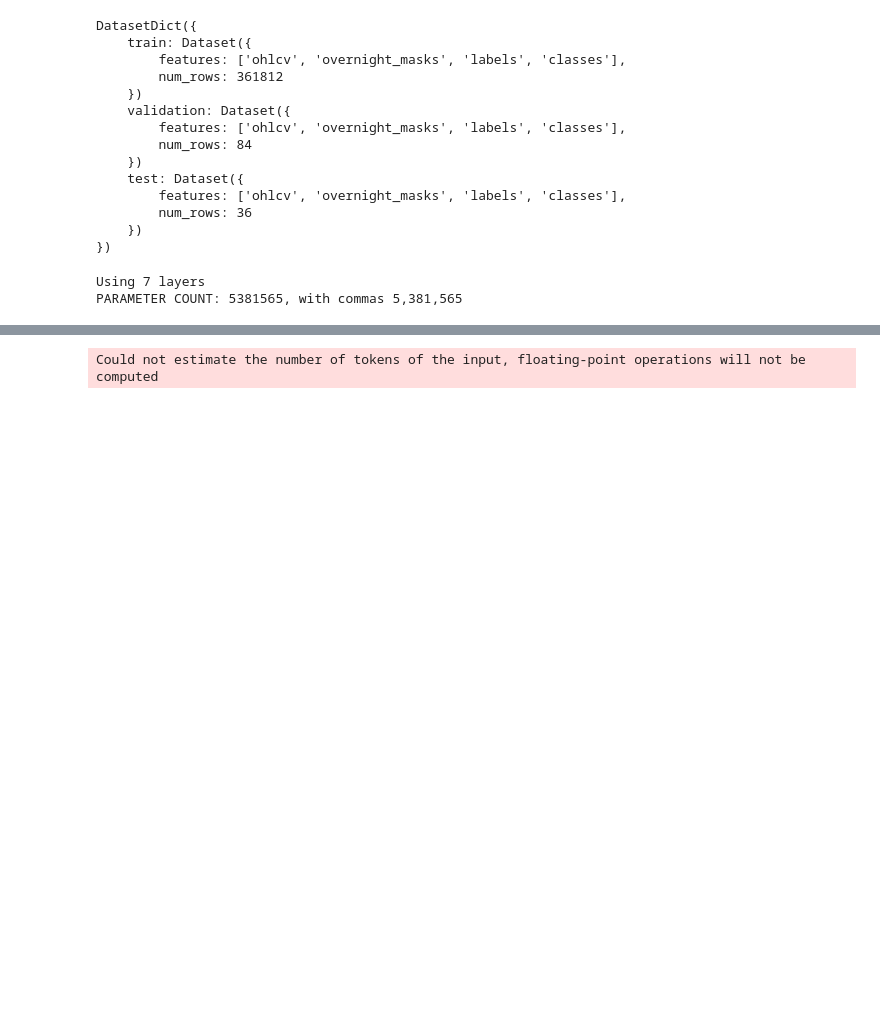
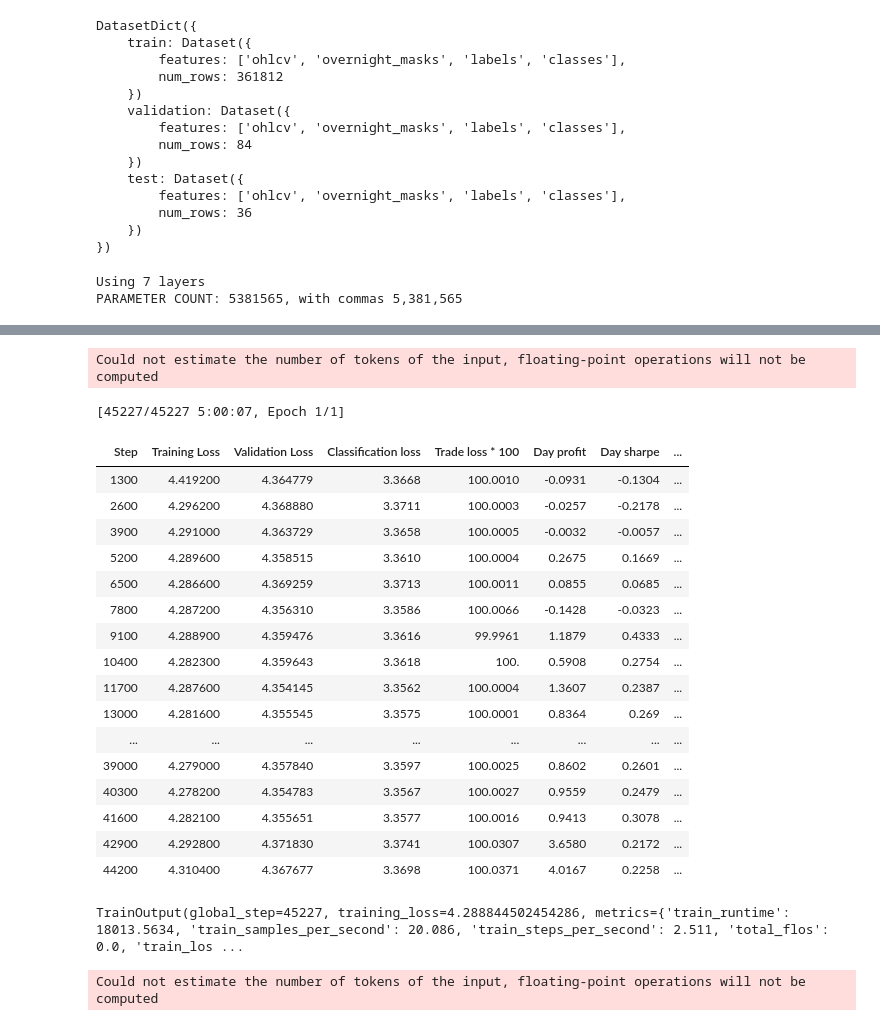
Before and after one commit to mtanghu/Transformer-Trader, a Jupyter notebook: Transformer_Modeling.ipynb, the cells around one changed output, grey strips where cells are left out. Cells and saved outputs as stored; diff of their text form; code cells hidden in the pictures; blank space fills up the shorter version.

```diff
--- a/Transformer_Modeling.ipynb
+++ b/Transformer_Modeling.ipynb
@@ -140,3 +170,33 @@ PARAMETER COUNT: 5381565, with commas 5,381,565
+# %%
+# 84 currencies
+# tanh based embeddings
+# log returns/growth maximization!! max loss set at .9 (1% = .5 point commission)
+# hidden size 320 (SMALL RUN) 5M, ff size 1x, trade loss with inverse transformation & classification loss
+
+# *lr of 1e-3*, batch size 8, adam beta .98s, *DROPOUT AND WEIGHT DECAY .1*
+# stds fixed, fp16
+trainer.train()
+# %% [output]
+Could not estimate the number of tokens of the input, floating-point operations will not be computed
+[45227/45227 5:00:07, Epoch 1/1]
+| Step | Training Loss | Validation Loss | Classification loss | Trade loss * 100 | Day profit | Day sharpe | ... |
+| 1300 | 4.419200 | 4.364779 | 3.3668 | 100.0010 | -0.0931 | -0.1304 | ... |
+| 2600 | 4.296200 | 4.368880 | 3.3711 | 100.0003 | -0.0257 | -0.2178 | ... |
+| 3900 | 4.291000 | 4.363729 | 3.3658 | 100.0005 | -0.0032 | -0.0057 | ... |
+| 5200 | 4.289600 | 4.358515 | 3.3610 | 100.0004 | 0.2675 | 0.1669 | ... |
+| 6500 | 4.286600 | 4.369259 | 3.3713 | 100.0011 | 0.0855 | 0.0685 | ... |
+| 7800 | 4.287200 | 4.356310 | 3.3586 | 100.0066 | -0.1428 | -0.0323 | ... |
+| 9100 | 4.288900 | 4.359476 | 3.3616 | 99.9961 | 1.1879 | 0.4333 | ... |
+| 10400 | 4.282300 | 4.359643 | 3.3618 | 100. | 0.5908 | 0.2754 | ... |
+| 11700 | 4.287600 | 4.354145 | 3.3562 | 100.0004 | 1.3607 | 0.2387 | ... |
+| 13000 | 4.281600 | 4.355545 | 3.3575 | 100.0001 | 0.8364 | 0.269 | ... |
+| ... | ... | ... | ... | ... | ... | ... | ... |
+| 39000 | 4.279000 | 4.357840 | 3.3597 | 100.0025 | 0.8602 | 0.2601 | ... |
+| 40300 | 4.278200 | 4.354783 | 3.3567 | 100.0027 | 0.9559 | 0.2479 | ... |
+| 41600 | 4.282100 | 4.355651 | 3.3577 | 100.0016 | 0.9413 | 0.3078 | ... |
+| 42900 | 4.292800 | 4.371830 | 3.3741 | 100.0307 | 3.6580 | 0.2172 | ... |
+| 44200 | 4.310400 | 4.367677 | 3.3698 | 100.0371 | 4.0167 | 0.2258 | ... |
+TrainOutput(global_step=45227, training_loss=4.288844502454286, metrics={'train_runtime': 18013.5634, 'train_samples_per_second': 20.086, 'train_steps_per_second': 2.511, 'total_flos': 0.0, 'train_los ...
 # %%
 # 84 currencies
 # tanh based embeddings
```
Also changed, not shown: parts of 2 cells of this notebook, 1 other file.
